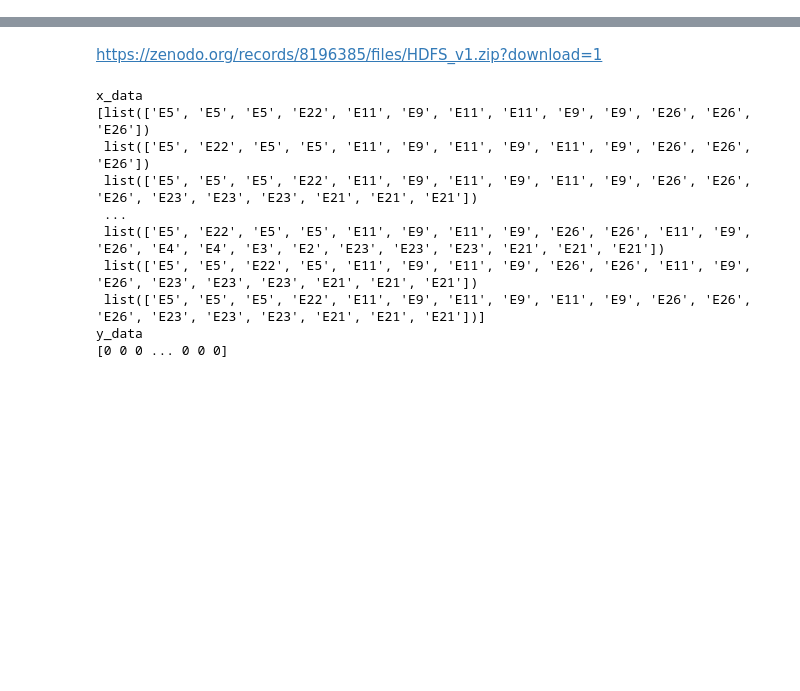
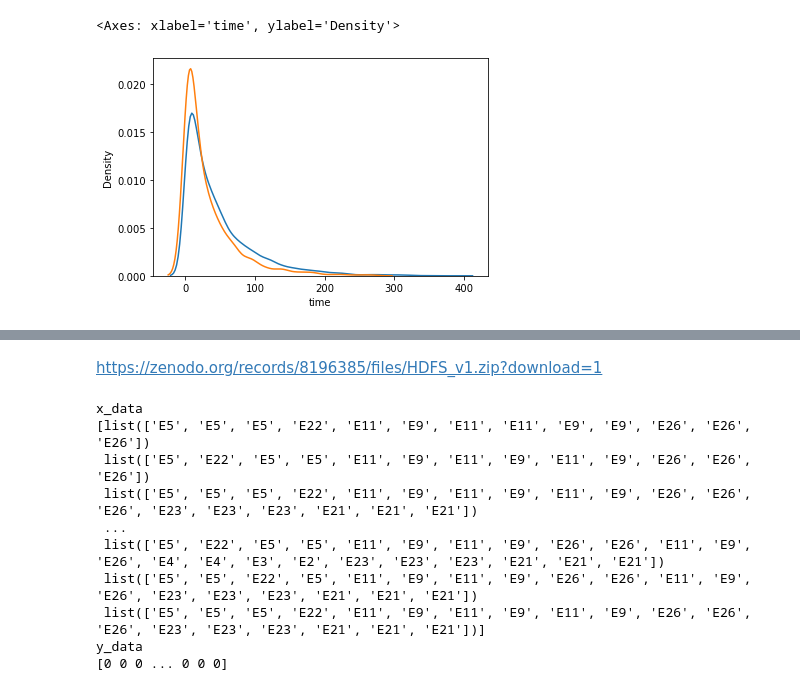
Before and after one commit to iuliivasilev/sys-ttf, a Jupyter notebook: data/HDFS_EDA.ipynb, the cells around one changed output, grey strips where cells are left out. Drawn from its saved outputs; the diff is of its cells as text; code cells hidden in the pictures; blank space fills up the shorter version.

```diff
--- a/data/HDFS_EDA.ipynb
+++ b/data/HDFS_EDA.ipynb
@@ -6,0 +144,6 @@ import seaborn as sns
+# %%
+sns.kdeplot(durations[events==0])
+sns.kdeplot(durations[events==1])
+# %% [output]
+<Axes: xlabel='time', ylabel='Density'>
+[figure, added]
```
Also changed, not shown: parts of 16 cells of this notebook.
